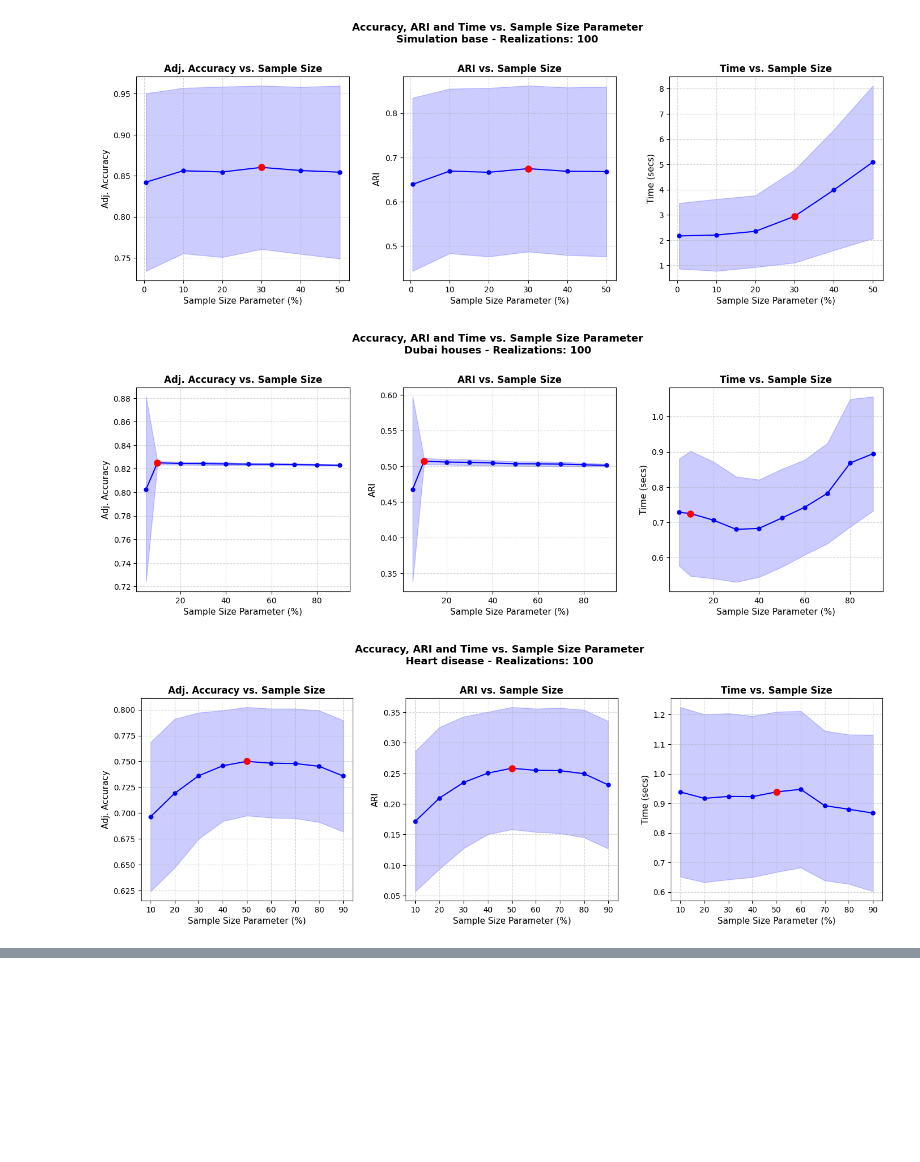
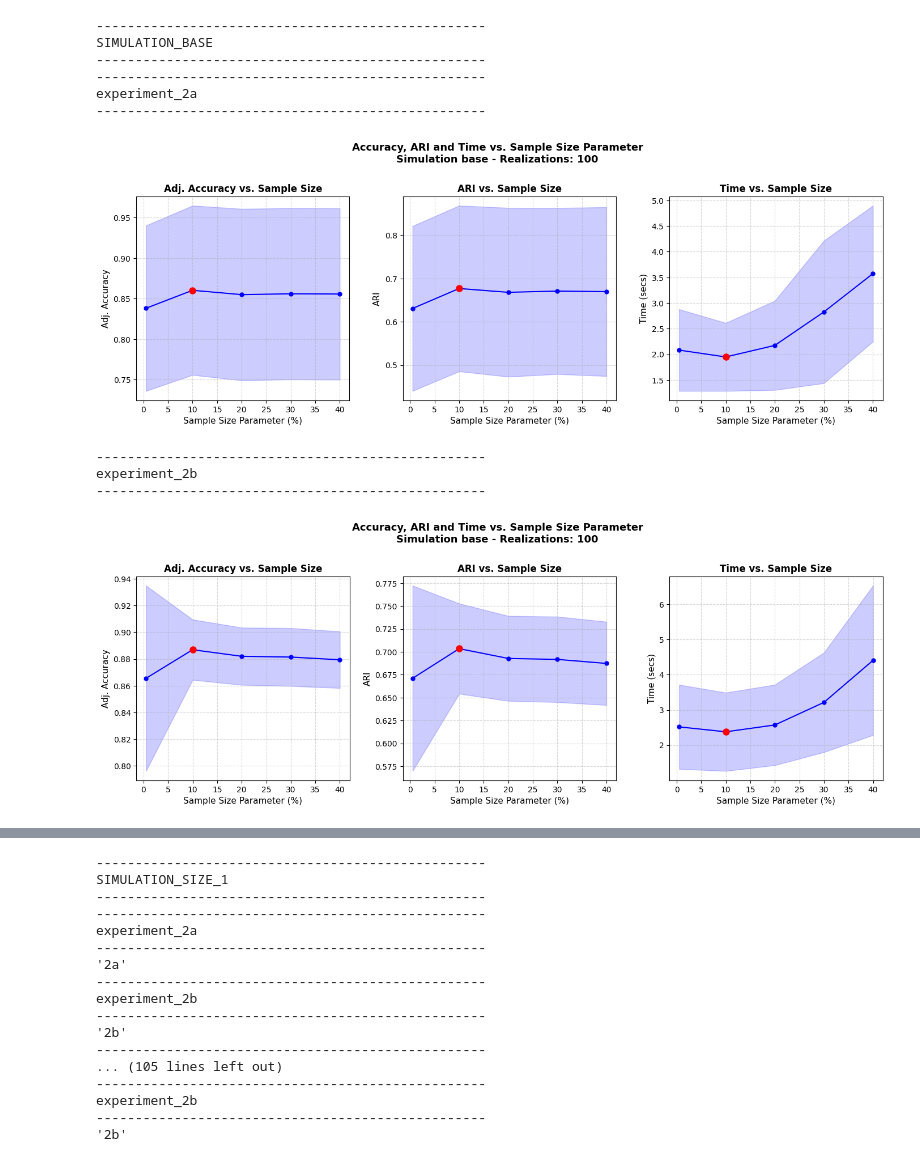
Before and after one commit to FabioScielzoOrtiz/db-robust-clust-paper-code, a Jupyter notebook: src/notebooks/experiment_2/exp_2_individual_results_exploration.ipynb, the cells around one changed output, grey strips where cells are left out. Drawn from its saved outputs; the diff is of its cells as text; code cells hidden in the pictures; blank space fills up the shorter version.

```diff
--- a/src/notebooks/experiment_2/exp_2_individual_results_exploration.ipynb
+++ b/src/notebooks/experiment_2/exp_2_individual_results_exploration.ipynb
@@ -15,4 +15,5 @@ from config.config_experiment_2 import (
 )
 
 DATA_IDS = list(CONFIG_EXPERIMENT.keys())
+MODES = ['2a', '2b']
 # %%
@@ -133,22 +163,46 @@ for data_id in DATA_IDS:
 # %%
 for data_id in DATA_IDS:
 
-    error_style = 'fill'
-    plot_filename = f'plot_results_exp_2_{data_id}_error_style_{error_style}.png'
-    save_path = os.path.join(results_dir, plot_filename)
+    print('-'*50)
+    print(data_id.upper())
+    print('-'*50)
 
-    plot_experiment_2_results(
-        df=df_results[data_id],
-        df_avg=df_avg_results[data_id],
-        data_name=data_id,
-        num_realizations=N_REALIZATIONS,
-        error_style=error_style,
-        #ylim_acc=ylim_acc,
-        #ylim_ari=ylim_ari,
-        #ylim_time=ylim_time,
-        #save_path=save_path
-    )
+    for mode in MODES:
+
+        print('-'*50)
+        print(f'experiment_{mode}')
+        print('-'*50)
+
+        try:
+
+            error_style = 'fill'
+            results_dir = os.path.join(project_path, 'results', f'experiment_{mode}', data_id)
+            plot_filename = f'plot_results_exp_{mode}_{data_id}.png'
+            save_path = os.path.join(results_dir, plot_filename)
+
+            plot_experiment_2_results(
+                df=df_results[data_id][mode],
+                df_avg=df_avg_results[data_id][mode],
+                data_name=data_id,
+                num_realizations=N_REALIZATIONS,
+                error_style=error_style,
+                #ylim_acc=ylim_acc,
+                #ylim_ari=ylim_ari,
+                #ylim_time=ylim_time,
+                #save_path=save_path
+            )
+
+        except Exception as e:
+            print(e)
 # %% [output]
+--------------------------------------------------
+SIMULATION_BASE
+--------------------------------------------------
+--------------------------------------------------
+experiment_2a
+--------------------------------------------------
-[figure, old version]
+[figure, new version]
+--------------------------------------------------
+experiment_2b
+--------------------------------------------------
-[figure, old version]
+[figure, new version]
-[figure, removed]
@@ -155,0 +209,17 @@ for data_id in DATA_IDS:
+--------------------------------------------------
+SIMULATION_SIZE_1
+--------------------------------------------------
+--------------------------------------------------
+experiment_2a
+--------------------------------------------------
+'2a'
+--------------------------------------------------
+experiment_2b
+--------------------------------------------------
+'2b'
+--------------------------------------------------
+... (105 lines left out)
+--------------------------------------------------
+experiment_2b
+--------------------------------------------------
+'2b'
```
Also changed, not shown: parts of 4 cells of this notebook, 15 other files.
